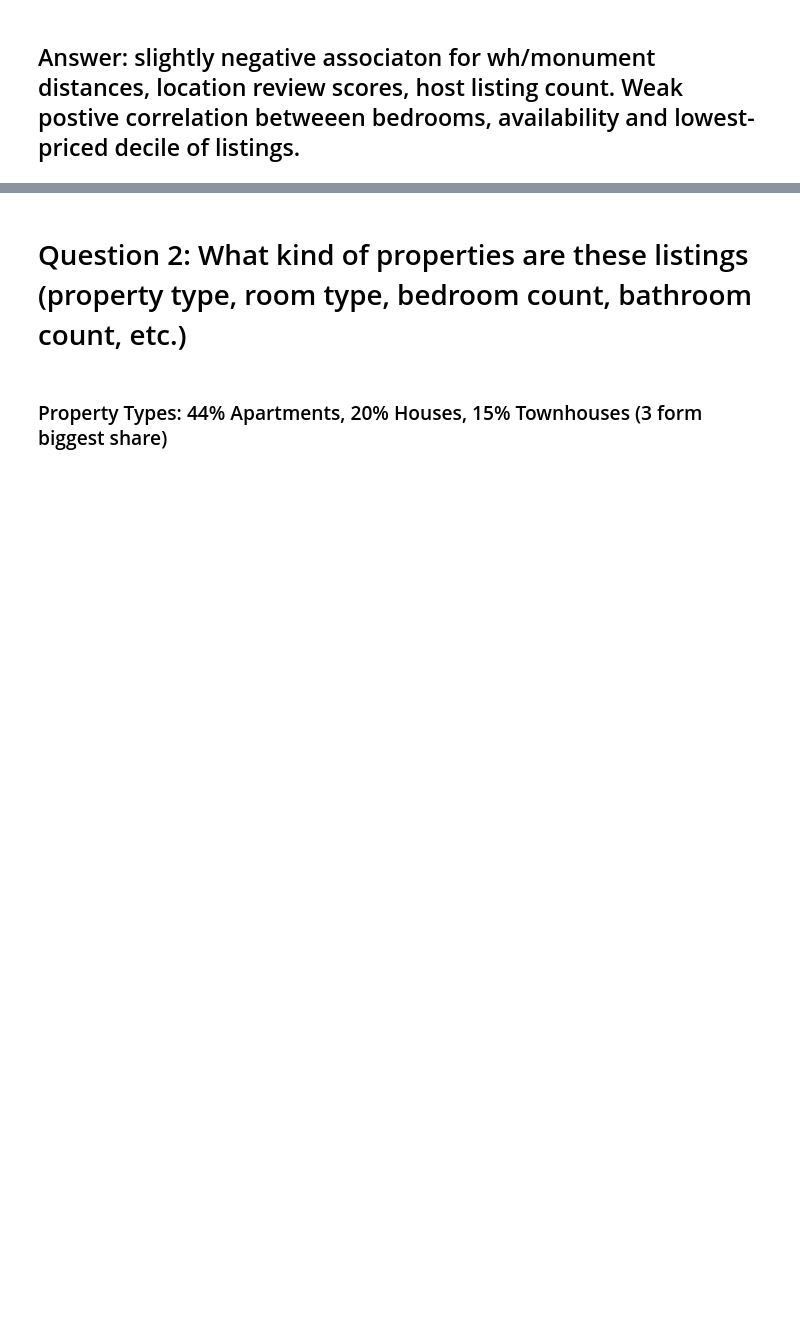
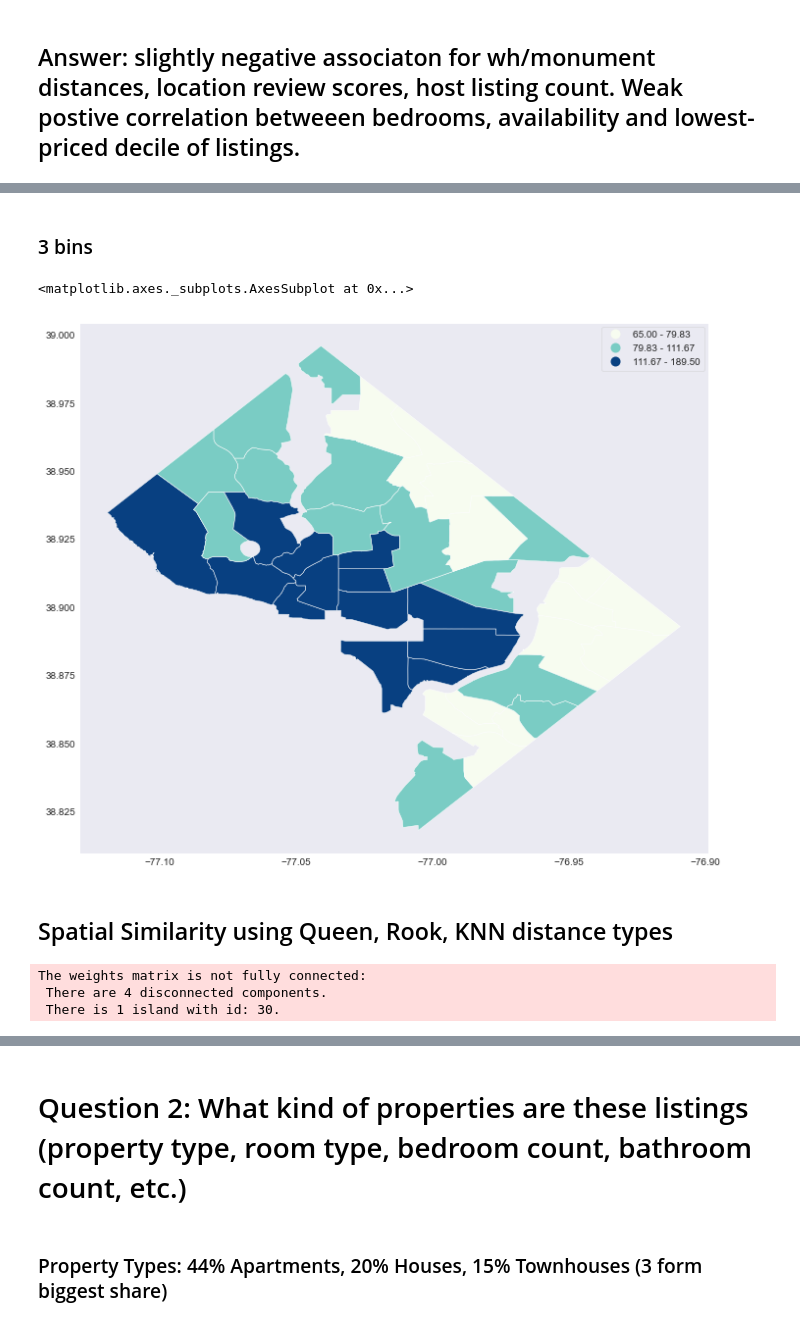
Before and after one commit to ldm08/D.C.-Airbnb-analysis, a Jupyter notebook: WashingtonDCAirbnb.ipynb, the cells around one changed output, grey strips where cells are left out. Drawn from its saved outputs; the diff is of its cells as text; code cells hidden in the pictures; blank space fills up the shorter version.

Commit message:
spaital correlation analysis / hot and cod neighborhoods

```diff
--- a/WashingtonDCAirbnb.ipynb
+++ b/WashingtonDCAirbnb.ipynb
@@ -316,0 +414,28 @@ distance_corrs.round(3).sort_values("distance_to_whitehouse").style.background_g
+# %% [markdown]
+### 3 bins
+# %%
+fig, ax = plt.subplots(figsize=(12,10), subplot_kw={'aspect':'equal'})
+gdf_med.plot(column='price', scheme='Quantiles', k=3, cmap='GnBu', legend=True, ax=ax)
+# %% [output]
+<matplotlib.axes._subplots.AxesSubplot at 0x...>
+[figure, added]
+# %% [markdown]
+## Spatial Similarity using Queen, Rook, KNN distance types
+# %%
+from libpysal.weights import Queen, Rook, KNN
+
+
+### The first set of spatial weights we illustrate use notions of contiguity to define neighboring observations. R
+
+
+##Rook neighbors are those states that share an edge on their respective borders:
+w_rook = Rook.from_dataframe(gdf_med)
+
+w_rook.n
+
+
+w_rook.pct_nonzero
+# %% [output]
+The weights matrix is not fully connected:
+ There are 4 disconnected components.
+ There is 1 island with id: 30.
```
Also changed, not shown: parts of 65 cells of this notebook.
